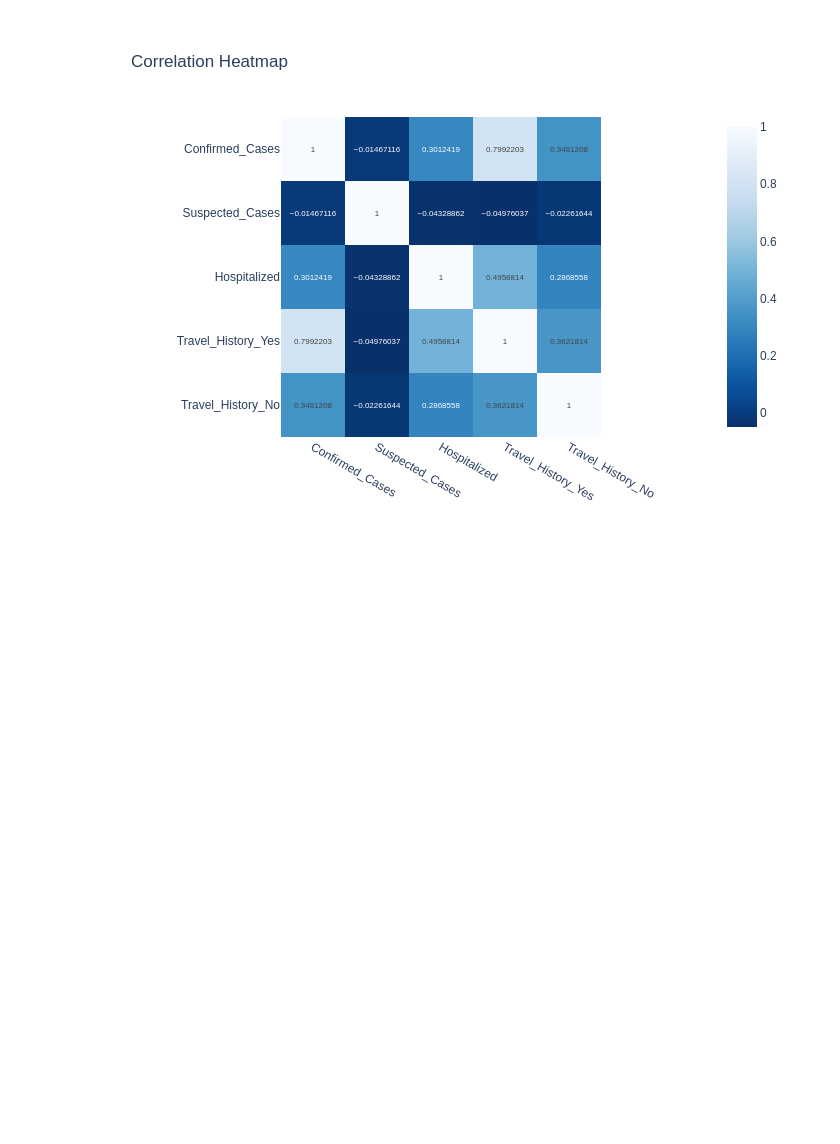
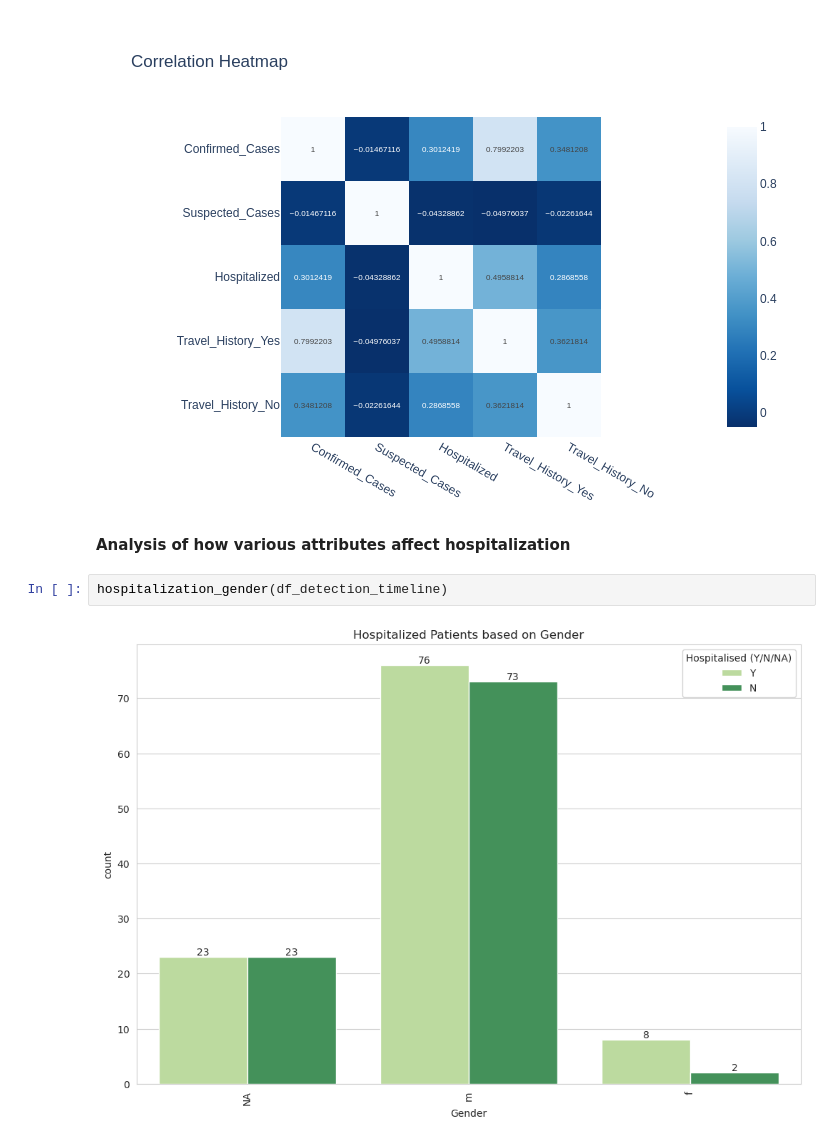
Before and after one commit to vatch123/Monkey-Pox, a Jupyter notebook: EDA_analysis.ipynb, the cells around one changed output. Drawn from its saved outputs; the diff is of its cells as text; blank space fills up the shorter version.

Commit message:
Added Abhishek's analysis

```diff
--- a/EDA_analysis.ipynb
+++ b/EDA_analysis.ipynb
@@ -148,3 +149,9 @@ fig = correlation_heatmap(df_worldwide_cases)
 fig.show("png")
 # %% [output]
 [figure]
+# %% [markdown]
+__Analysis of how various attributes affect hospitalization__
+# %%
+hospitalization_gender(df_detection_timeline)
+# %% [output]
+[figure, added]
```
Also changed, not shown: parts of 7 cells of this notebook, 4 other files.
